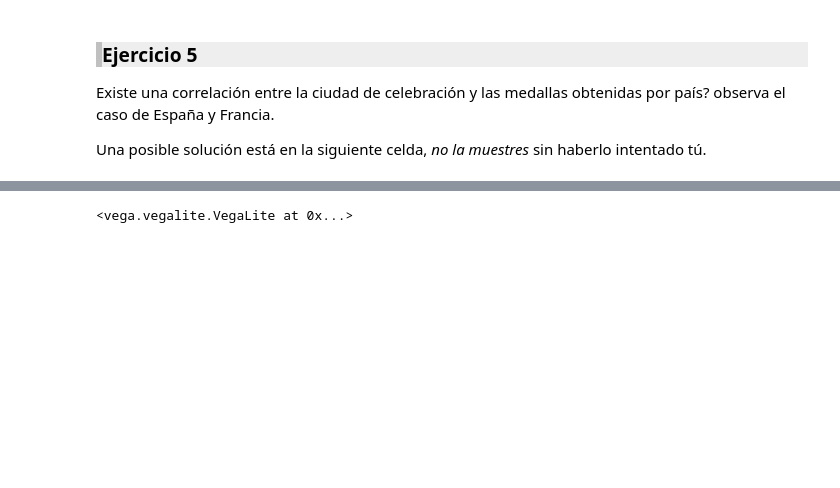
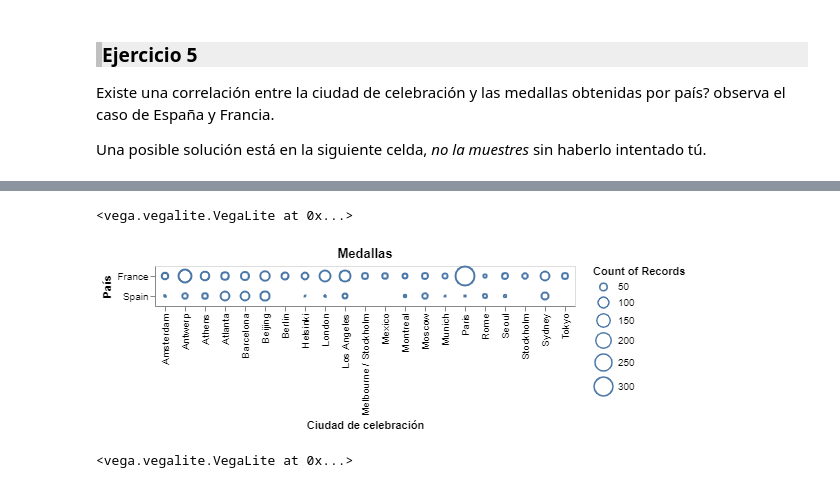
Before and after one commit to rogroc/Postgrau-Data-Science-UB, a Jupyter notebook: 10_DataVisualization/Exploración de datosSolucion.ipynb, the cells around one changed output, grey strips where cells are left out. Cells and saved outputs as stored; diff of their text form; code cells hidden in the pictures; blank space fills up the shorter version.

```diff
--- a/10_DataVisualization/Exploración de datosSolucion.ipynb
+++ b/10_DataVisualization/Exploración de datosSolucion.ipynb
@@ -758,5 +796,5 @@ alt.Chart('https://raw.githubusercontent.com/MireiaUB/PostGraduateInfoVis/master
     (datum.Country =='Spain') | (datum.Country =='France')
 )
 
-hide_toggle()
+# hide_toggle()
 # %% [output]
@@ -764,3 +801,5 @@ hide_toggle()
+<vega.vegalite.VegaLite at 0x...>
+[figure, added]
 # %%
 # y superponiendo un gráfico de area con los totales
 # aunque para observar mejor los tamaños usaremos una escala logarítmica
```
Also changed, not shown: parts of 14 cells of this notebook, 5 other files.
